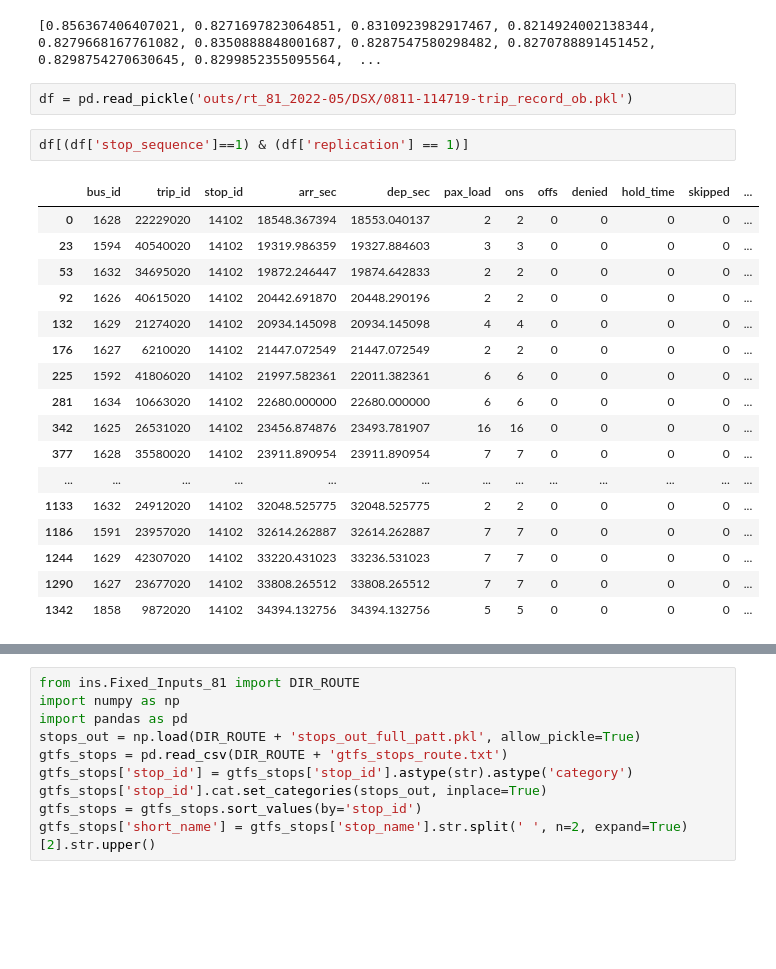
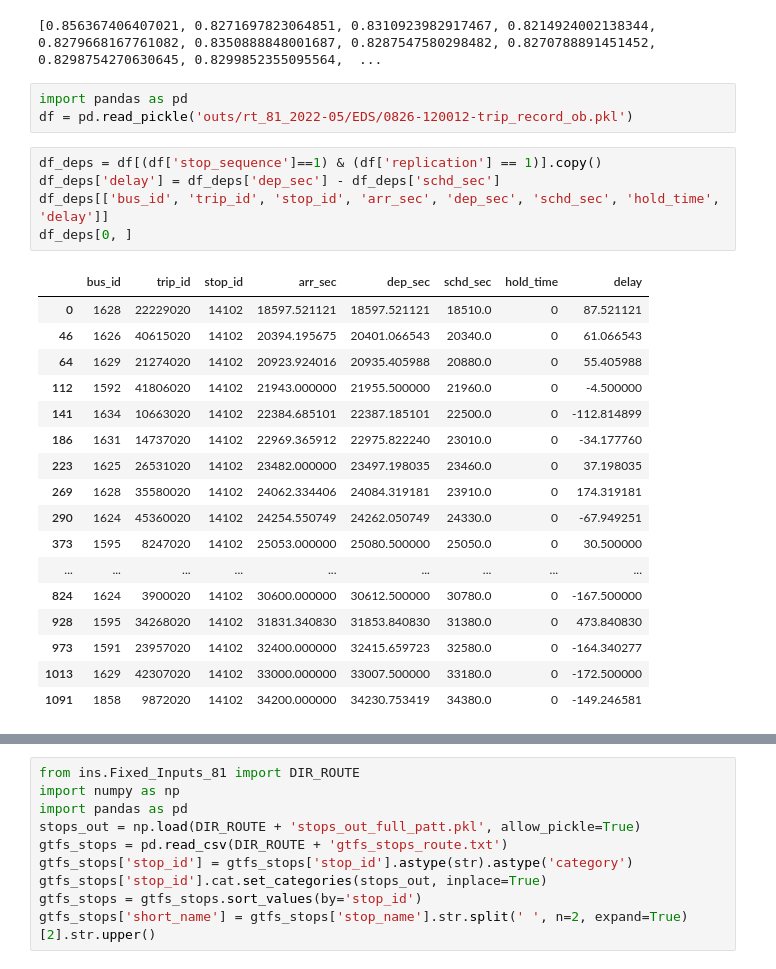
Before and after one commit to joerovar/transit-centric-smart-mobility-system, a Jupyter notebook: src/04_SIMULATION/scratch.ipynb, the cells around one changed output, grey strips where cells are left out. Drawn from its saved outputs; the diff is of its cells as text; blank space fills up the shorter version.

```diff
--- a/src/04_SIMULATION/scratch.ipynb
+++ b/src/04_SIMULATION/scratch.ipynb
@@ -283,24 +283,28 @@ print(cv)
 # %% [output]
 [0.856367406407021, 0.8271697823064851, 0.8310923982917467, 0.8214924002138344, 0.8279668167761082, 0.8350888848001687, 0.8287547580298482, 0.8270788891451452, 0.8298754270630645, 0.8299852355095564,  ...
 # %%
-df = pd.read_pickle('outs/rt_81_2022-05/DSX/0811-114719-trip_record_ob.pkl')
+import pandas as pd
+df = pd.read_pickle('outs/rt_81_2022-05/EDS/0826-120012-trip_record_ob.pkl')
 # %%
-df[(df['stop_sequence']==1) & (df['replication'] == 1)]
+df_deps = df[(df['stop_sequence']==1) & (df['replication'] == 1)].copy()
+df_deps['delay'] = df_deps['dep_sec'] - df_deps['schd_sec']
+df_deps[['bus_id', 'trip_id', 'stop_id', 'arr_sec', 'dep_sec', 'schd_sec', 'hold_time', 'delay']]
+df_deps[0, ]
 # %% [output]
-|  | bus_id | trip_id | stop_id | arr_sec | dep_sec | pax_load | ons | offs | denied | hold_time | skipped | ... |
-| 0 | 1628 | 22229020 | 14102 | 18548.367394 | 18553.040137 | 2 | 2 | 0 | 0 | 0 | 0 | ... |
-| 23 | 1594 | 40540020 | 14102 | 19319.986359 | 19327.884603 | 3 | 3 | 0 | 0 | 0 | 0 | ... |
-| 53 | 1632 | 34695020 | 14102 | 19872.246447 | 19874.642833 | 2 | 2 | 0 | 0 | 0 | 0 | ... |
-| 92 | 1626 | 40615020 | 14102 | 20442.691870 | 20448.290196 | 2 | 2 | 0 | 0 | 0 | 0 | ... |
-| 132 | 1629 | 21274020 | 14102 | 20934.145098 | 20934.145098 | 4 | 4 | 0 | 0 | 0 | 0 | ... |
-| 176 | 1627 | 6210020 | 14102 | 21447.072549 | 21447.072549 | 2 | 2 | 0 | 0 | 0 | 0 | ... |
-| 225 | 1592 | 41806020 | 14102 | 21997.582361 | 22011.382361 | 6 | 6 | 0 | 0 | 0 | 0 | ... |
-| 281 | 1634 | 10663020 | 14102 | 22680.000000 | 22680.000000 | 6 | 6 | 0 | 0 | 0 | 0 | ... |
-| 342 | 1625 | 26531020 | 14102 | 23456.874876 | 23493.781907 | 16 | 16 | 0 | 0 | 0 | 0 | ... |
-| 377 | 1628 | 35580020 | 14102 | 23911.890954 | 23911.890954 | 7 | 7 | 0 | 0 | 0 | 0 | ... |
-| ... | ... | ... | ... | ... | ... | ... | ... | ... | ... | ... | ... | ... |
-| 1133 | 1632 | 24912020 | 14102 | 32048.525775 | 32048.525775 | 2 | 2 | 0 | 0 | 0 | 0 | ... |
-| 1186 | 1591 | 23957020 | 14102 | 32614.262887 | 32614.262887 | 7 | 7 | 0 | 0 | 0 | 0 | ... |
-| 1244 | 1629 | 42307020 | 14102 | 33220.431023 | 33236.531023 | 7 | 7 | 0 | 0 | 0 | 0 | ... |
-| 1290 | 1627 | 23677020 | 14102 | 33808.265512 | 33808.265512 | 7 | 7 | 0 | 0 | 0 | 0 | ... |
-| 1342 | 1858 | 9872020 | 14102 | 34394.132756 | 34394.132756 | 5 | 5 | 0 | 0 | 0 | 0 | ... |
+|  | bus_id | trip_id | stop_id | arr_sec | dep_sec | schd_sec | hold_time | delay |
+| 0 | 1628 | 22229020 | 14102 | 18597.521121 | 18597.521121 | 18510.0 | 0 | 87.521121 |
+| 46 | 1626 | 40615020 | 14102 | 20394.195675 | 20401.066543 | 20340.0 | 0 | 61.066543 |
+| 64 | 1629 | 21274020 | 14102 | 20923.924016 | 20935.405988 | 20880.0 | 0 | 55.405988 |
+| 112 | 1592 | 41806020 | 14102 | 21943.000000 | 21955.500000 | 21960.0 | 0 | -4.500000 |
+| 141 | 1634 | 10663020 | 14102 | 22384.685101 | 22387.185101 | 22500.0 | 0 | -112.814899 |
+| 186 | 1631 | 14737020 | 14102 | 22969.365912 | 22975.822240 | 23010.0 | 0 | -34.177760 |
+| 223 | 1625 | 26531020 | 14102 | 23482.000000 | 23497.198035 | 23460.0 | 0 | 37.198035 |
+| 269 | 1628 | 35580020 | 14102 | 24062.334406 | 24084.319181 | 23910.0 | 0 | 174.319181 |
+| 290 | 1624 | 45360020 | 14102 | 24254.550749 | 24262.050749 | 24330.0 | 0 | -67.949251 |
+| 373 | 1595 | 8247020 | 14102 | 25053.000000 | 25080.500000 | 25050.0 | 0 | 30.500000 |
+| ... | ... | ... | ... | ... | ... | ... | ... | ... |
+| 824 | 1624 | 3900020 | 14102 | 30600.000000 | 30612.500000 | 30780.0 | 0 | -167.500000 |
+| 928 | 1595 | 34268020 | 14102 | 31831.340830 | 31853.840830 | 31380.0 | 0 | 473.840830 |
+| 973 | 1591 | 23957020 | 14102 | 32400.000000 | 32415.659723 | 32580.0 | 0 | -164.340277 |
+| 1013 | 1629 | 42307020 | 14102 | 33000.000000 | 33007.500000 | 33180.0 | 0 | -172.500000 |
+| 1091 | 1858 | 9872020 | 14102 | 34200.000000 | 34230.753419 | 34380.0 | 0 | -149.246581 |
```
Also changed, not shown: parts of 2 cells of this notebook, 6 other files.
